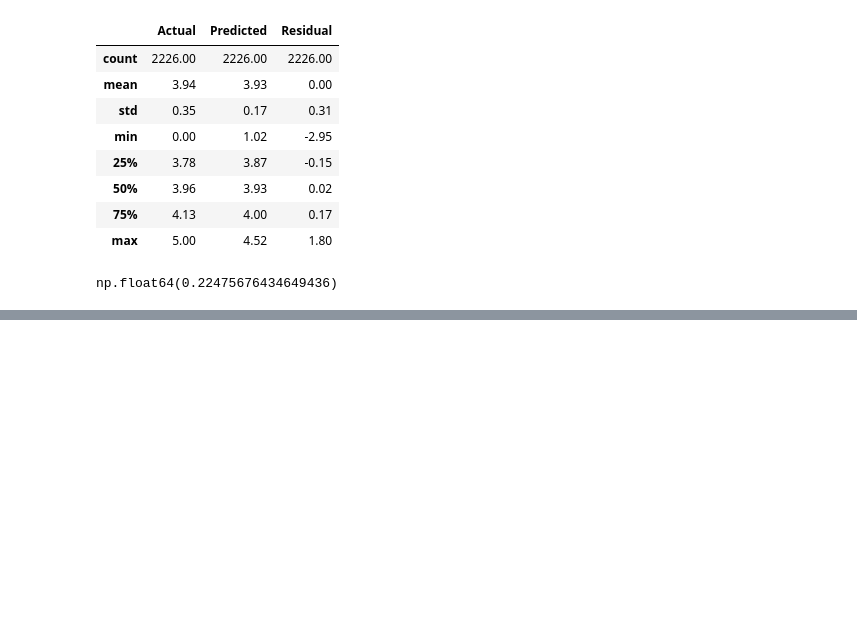
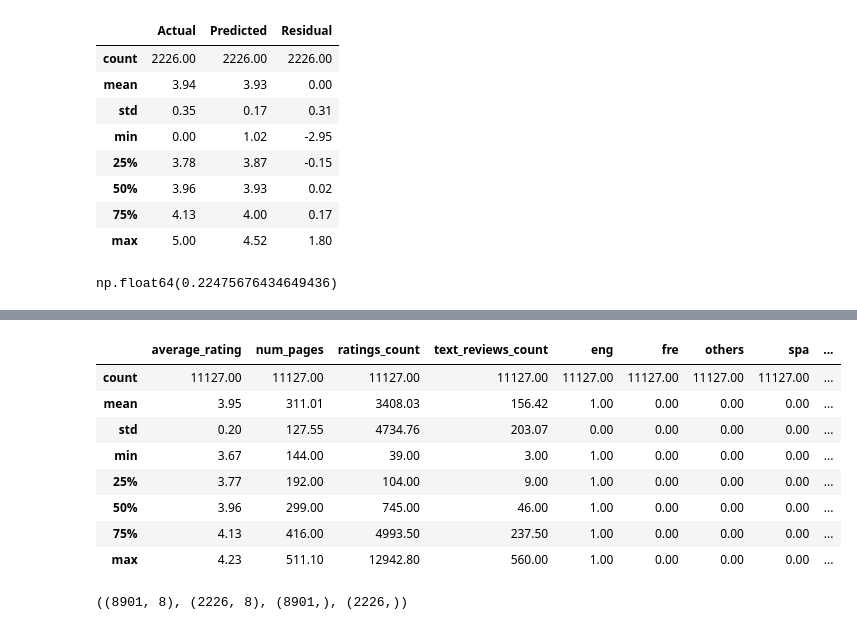
Before and after one commit to tanattiyarungtham/book_rating_project, a Jupyter notebook: book_raing_ML.ipynb, the cells around one changed output, grey strips where cells are left out. Cells and saved outputs as stored; diff of their text form; code cells hidden in the pictures; blank space fills up the shorter version.

```diff
--- a/book_raing_ML.ipynb
+++ b/book_raing_ML.ipynb
@@ -2247,0 +2296,12 @@ np.float64(0.22475676434649436)
+# %%
+data_wo_outliers.describe()
+# %% [output]
+|  | average_rating | num_pages | ratings_count | text_reviews_count | eng | fre | others | spa | ... |
+| count | 11127.00 | 11127.00 | 11127.00 | 11127.00 | 11127.00 | 11127.00 | 11127.00 | 11127.00 | ... |
+| mean | 3.95 | 311.01 | 3408.03 | 156.42 | 1.00 | 0.00 | 0.00 | 0.00 | ... |
+| std | 0.20 | 127.55 | 4734.76 | 203.07 | 0.00 | 0.00 | 0.00 | 0.00 | ... |
+| min | 3.67 | 144.00 | 39.00 | 3.00 | 1.00 | 0.00 | 0.00 | 0.00 | ... |
+| 25% | 3.77 | 192.00 | 104.00 | 9.00 | 1.00 | 0.00 | 0.00 | 0.00 | ... |
+| 50% | 3.96 | 299.00 | 745.00 | 46.00 | 1.00 | 0.00 | 0.00 | 0.00 | ... |
+| 75% | 4.13 | 416.00 | 4993.50 | 237.50 | 1.00 | 0.00 | 0.00 | 0.00 | ... |
+| max | 4.23 | 511.10 | 12942.80 | 560.00 | 1.00 | 0.00 | 0.00 | 0.00 | ... |
@@ -2247,0 +2313,4 @@ np.float64(0.22475676434649436)
+# %%
+X_train3.shape, X_test3.shape, y_train3.shape, y_test3.shape
+# %% [output]
+((8901, 8), (2226, 8), (8901,), (2226,))
```
Also changed, not shown: parts of 33 cells of this notebook.
